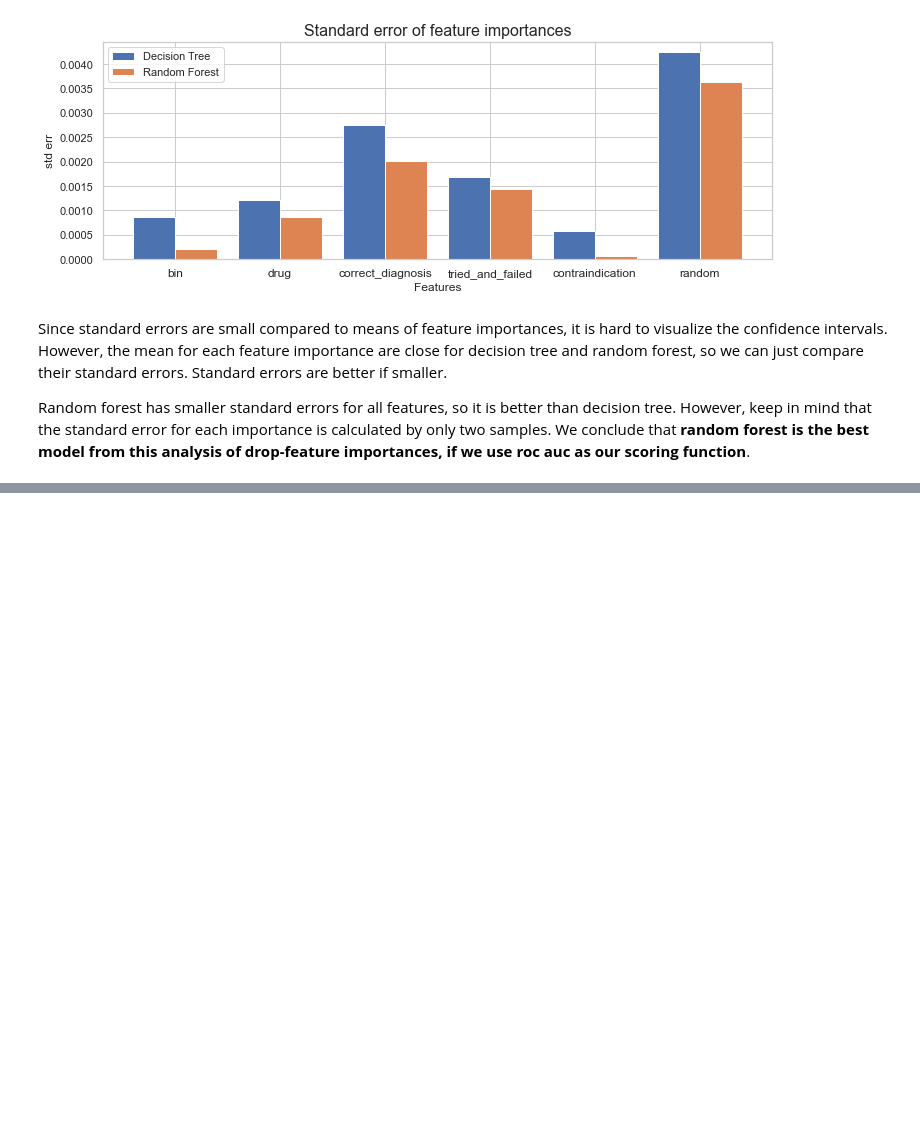
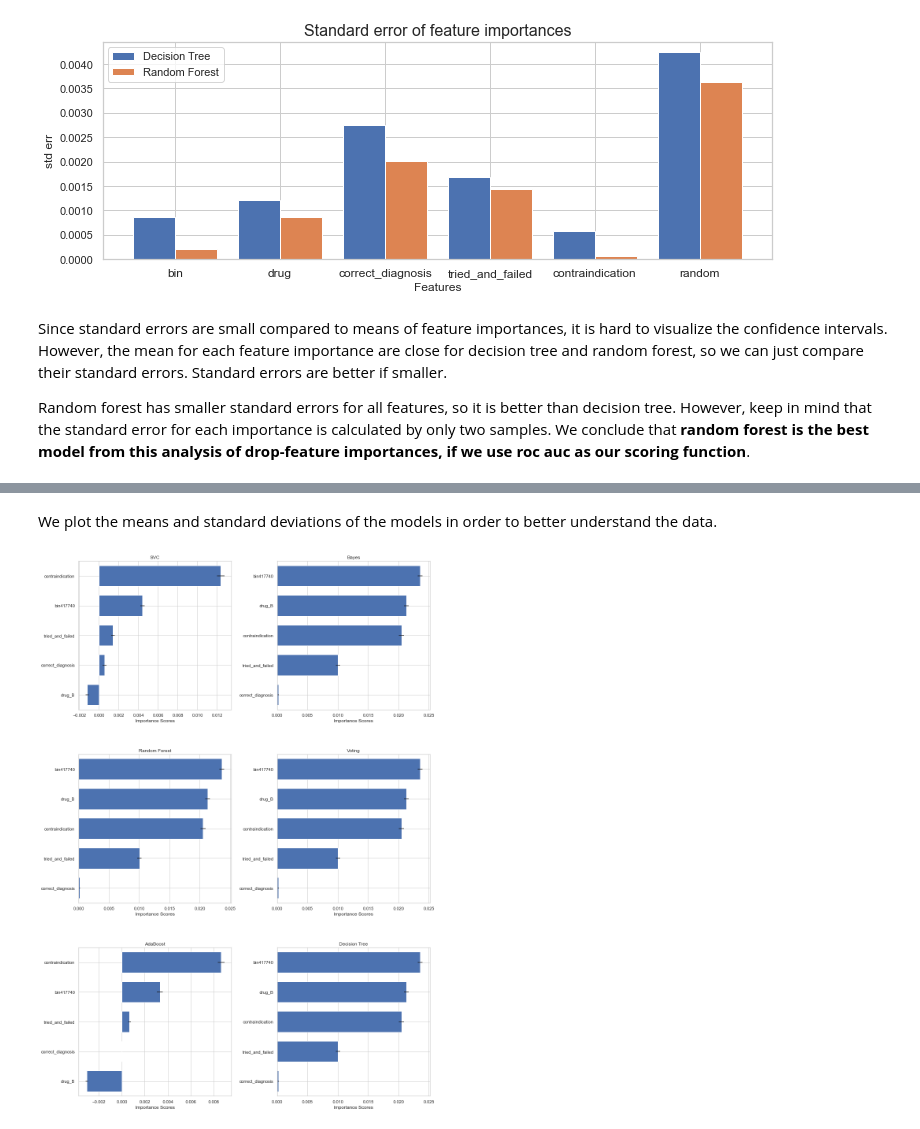
Before and after one commit to domagal9/classifymymeds, a Jupyter notebook: pa_classifier_feature_importances.ipynb, the cells around one changed output, grey strips where cells are left out. Drawn from its saved outputs; the diff is of its cells as text; code cells hidden in the pictures; blank space fills up the shorter version.

```diff
--- a/pa_classifier_feature_importances.ipynb
+++ b/pa_classifier_feature_importances.ipynb
@@ -240,0 +523,14 @@ Random forest has smaller standard errors for all features, so it is better than
+# %%
+from sklearn.inspection import permutation_importance
+
+heir_importances = []
+model_names = []
+heir_std_devs=[]
+for name, (mdl, _) in models.items():
+    model_names.append(name)
+    r = permutation_importance(mdl, X_train, y_train, n_repeats=50,random_state=42, scoring='f1')
+    heir_importances.append(r['importances_mean'])
+    heir_std_devs.append(r['importances_std'])
+heir_df_importances = pd.DataFrame(data=heir_importances,columns=heir_feats,index=model_names)
+heir_df_std_devs=pd.DataFrame(data=heir_std_devs,columns=heir_feats,index=model_names)
+heir_df_sall=pd.DataFrame(data=all,columns=heir_feats,index=model_names)
@@ -240,0 +562,26 @@ Random forest has smaller standard errors for all features, so it is better than
+# %% [markdown]
+We plot the means and standard deviations of the models in order to better understand the data.
+# %%
+fig, axs = plt.subplots(3,2, figsize=(16,25))
+indices = np.arange(0, len(heir_feats)) + 0.5
+model_list=['SVC', 'Bayes', 'Random Forest', 'Voting','AdaBoost','Decision Tree', 'Logistic']
+for j in range(0,2):
+    for k in range(0,3):
+        if 2*k+j==7:
+            fig.delaxes(axs[k,j])
+        else:
+            model_name=model_list[2*k+j]
+            importance_sorted_idx = np.argsort(heir_df_importances.loc[model_name])
+            axs[k,j].barh(indices, np.array(heir_df_importances.loc[model_name][importance_sorted_idx]).ravel(),
+                          xerr= np.array(2*heir_df_std_devs.loc[model_name][importance_sorted_idx]),
+              height=0.7)
+            axs[k,j].set_yticks(indices)
+            new_order = [heir_feats[i] for i in importance_sorted_idx]
+            axs[k,j].set_yticklabels(new_order)
+            axs[k,j].set_ylim((0, len(heir_feats)))
+            axs[k,j].set_xlabel('Importance Scores')
+            axs[k,j].set_title(model_name)
+plt.subplots_adjust(hspace=0.3, wspace=0.3)
+plt.show()
+# %% [output]
+[figure, added]
```
Also changed, not shown: parts of 41 cells of this notebook.
